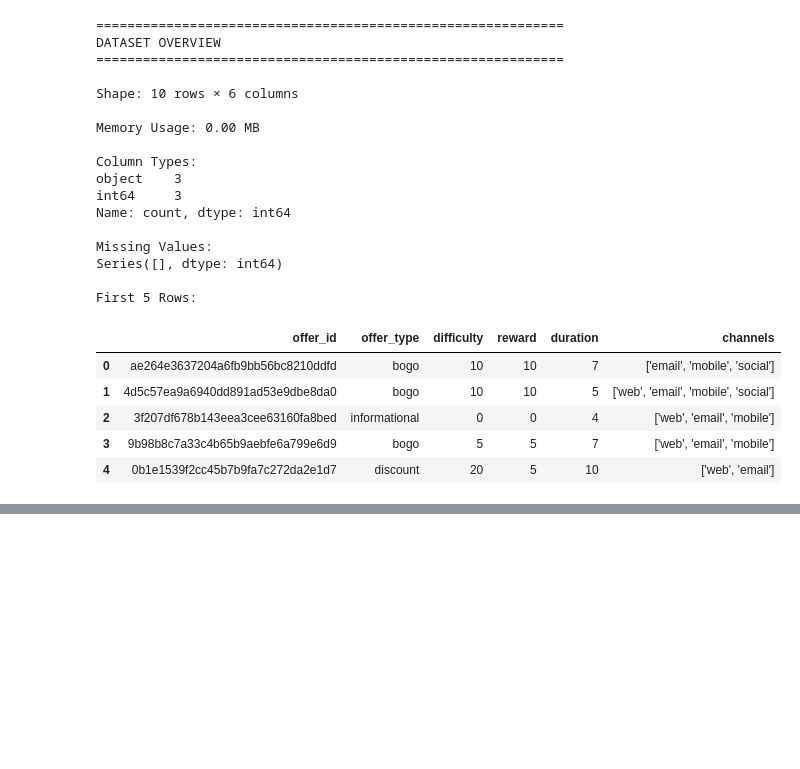
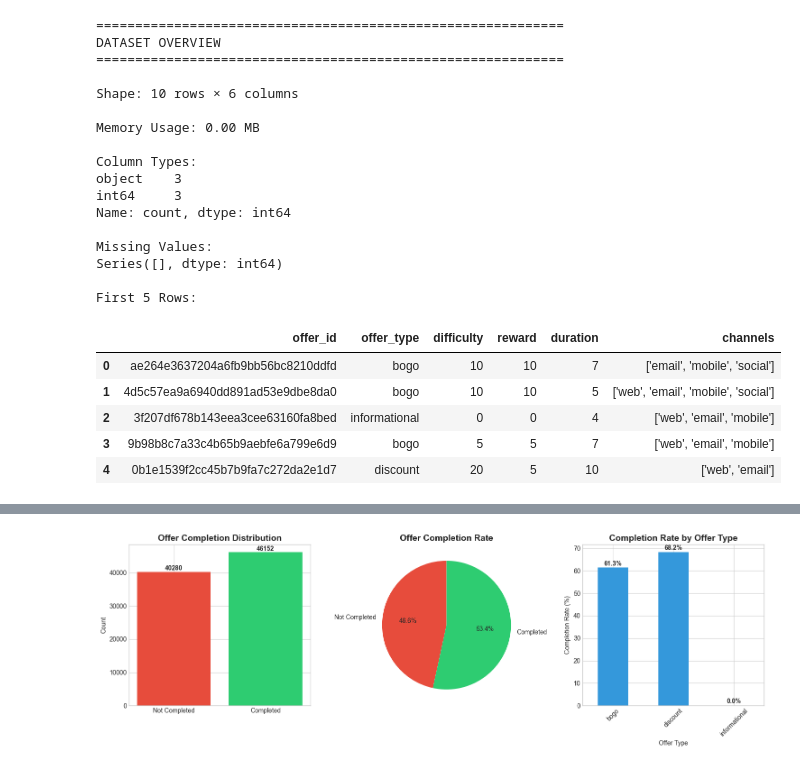
Before and after one commit to techmum21p/Brewlytics_Chat, a Jupyter notebook: Notebooks/01_EDA.ipynb, the cells around one changed output, grey strips where cells are left out. Drawn from its saved outputs; the diff is of its cells as text; code cells hidden in the pictures; blank space fills up the shorter version.

```diff
--- a/Notebooks/01_EDA.ipynb
+++ b/Notebooks/01_EDA.ipynb
@@ -377,0 +929,81 @@ First 5 Rows:
+# %%
+# ============================================================
+# 1. TARGET VARIABLE ANALYSIS & CLASS BALANCE
+# ============================================================
+print("\n" + "="*80)
+print("1. TARGET VARIABLE ANALYSIS")
+print("="*80)
+
+# Overall target distribution
+print("\nTarget Variable Distribution (Offer Completed):")
+print(df_final['target'].value_counts())
+print("\nTarget Proportion:")
+print(df_final['target'].value_counts(normalize=True))
+
+# Check what columns we have
+print("\nColumns in df_final:")
+print(df_final.columns.tolist())
+
+# Visualize target distribution
+fig = plt.figure(figsize=(15, 5))
+
+# Subplot 1: Target distribution
+plt.subplot(1, 3, 1)
+target_counts = df_final['target'].value_counts().sort_index()
+
+# Create labels and values dynamically
+labels = []
+values = []
+colors_list = []
+
+for idx in target_counts.index:
+    if idx == 0:
+        labels.append('Not Completed')
+        colors_list.append('#e74c3c')
+    elif idx == 1:
+        labels.append('Completed')
+        colors_list.append('#2ecc71')
+    values.append(target_counts[idx])
+
+plt.bar(labels, values, color=colors_list)
+plt.title('Offer Completion Distribution', fontsize=14, fontweight='bold')
+plt.ylabel('Count')
+for i, v in enumerate(values):
+    plt.text(i, v + 500, str(v), ha='center', fontweight='bold')
+
+# Subplot 2: Pie chart
+plt.subplot(1, 3, 2)
+plt.pie(values, labels=labels, autopct='%1.1f%%', colors=colors_list, startangle=90)
+plt.title('Offer Completion Rate', fontsize=14, fontweight='bold')
+
+# Subplot 3: Completion by offer type
+plt.subplot(1, 3, 3)
+if 'offer_type' in df_final.columns:
+    completion_by_type = df_final.groupby('offer_type')['target'].agg(['sum', 'count'])
+    completion_by_type['rate'] = completion_by_type['sum'] / completion_by_type['count'] * 100
+
+    if len(completion_by_type) > 0:
+        completion_by_type['rate'].plot(kind='bar', color='#3498db')
+        plt.title('Completion Rate by Offer Type', fontsize=14, fontweight='bold')
+        plt.ylabel('Completion Rate (%)')
+        plt.xlabel('Offer Type')
+        plt.xticks(rotation=45)
+        for i, v in enumerate(completion_by_type['rate'].values):
+            plt.text(i, v + 1, f'{v:.1f}%', ha='center', fontweight='bold')
+    else:
+        plt.text(0.5, 0.5, 'No offer type data available',
+                ha='center', va='center', transform=plt.gca().transAxes)
+else:
+    plt.text(0.5, 0.5, 'offer_type column not found',
+            ha='center', va='center', transform=plt.gca().transAxes)
+
+plt.tight_layout()
+plt.show()
+
+print("\n" + "-"*80)
+if 'offer_type' in df_final.columns and len(completion_by_type) > 0:
+    print("Completion Rate by Offer Type:")
+    print(completion_by_type)
+else:
+    print("Offer type data not available yet")
+# %% [output]
@@ -377,0 +1028 @@ First 5 Rows:
+[figure, added]
```
Also changed, not shown: parts of 27 cells of this notebook.
